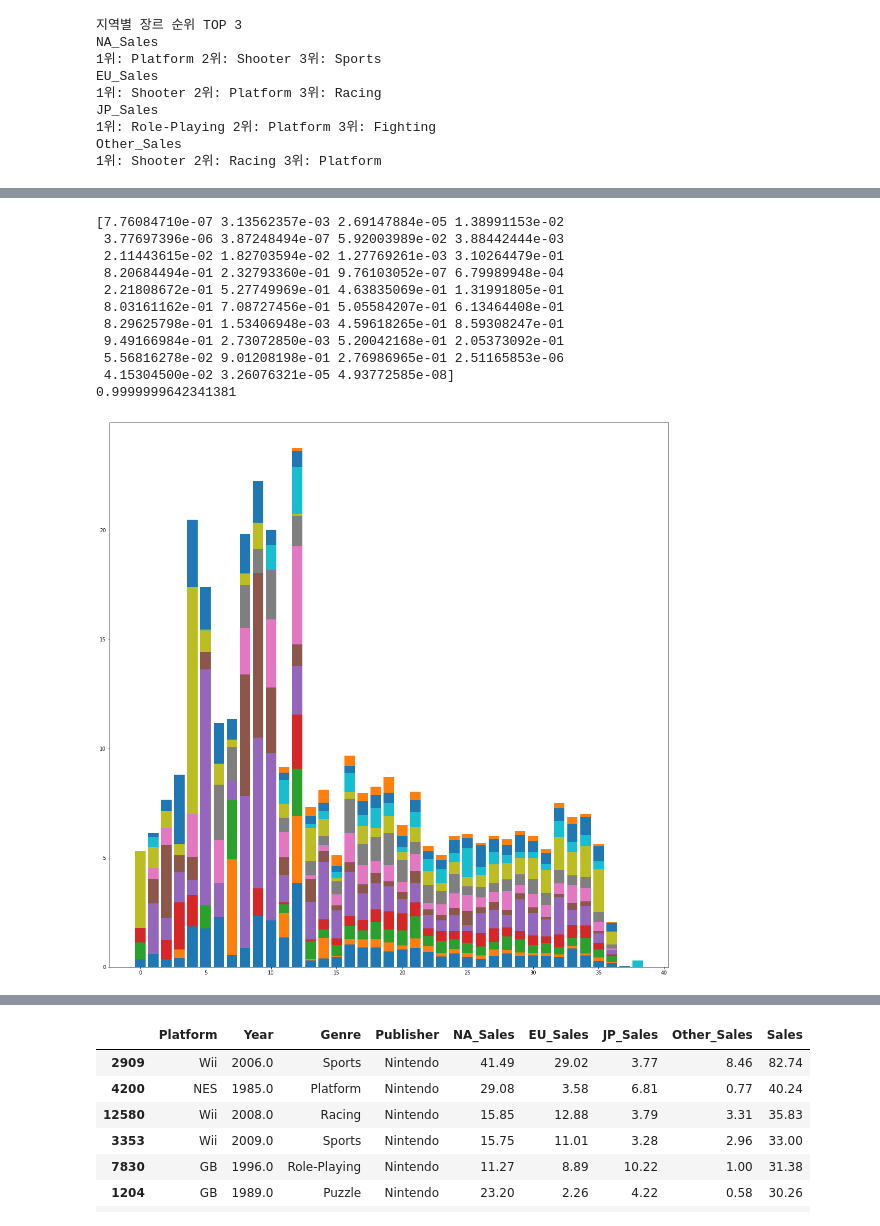
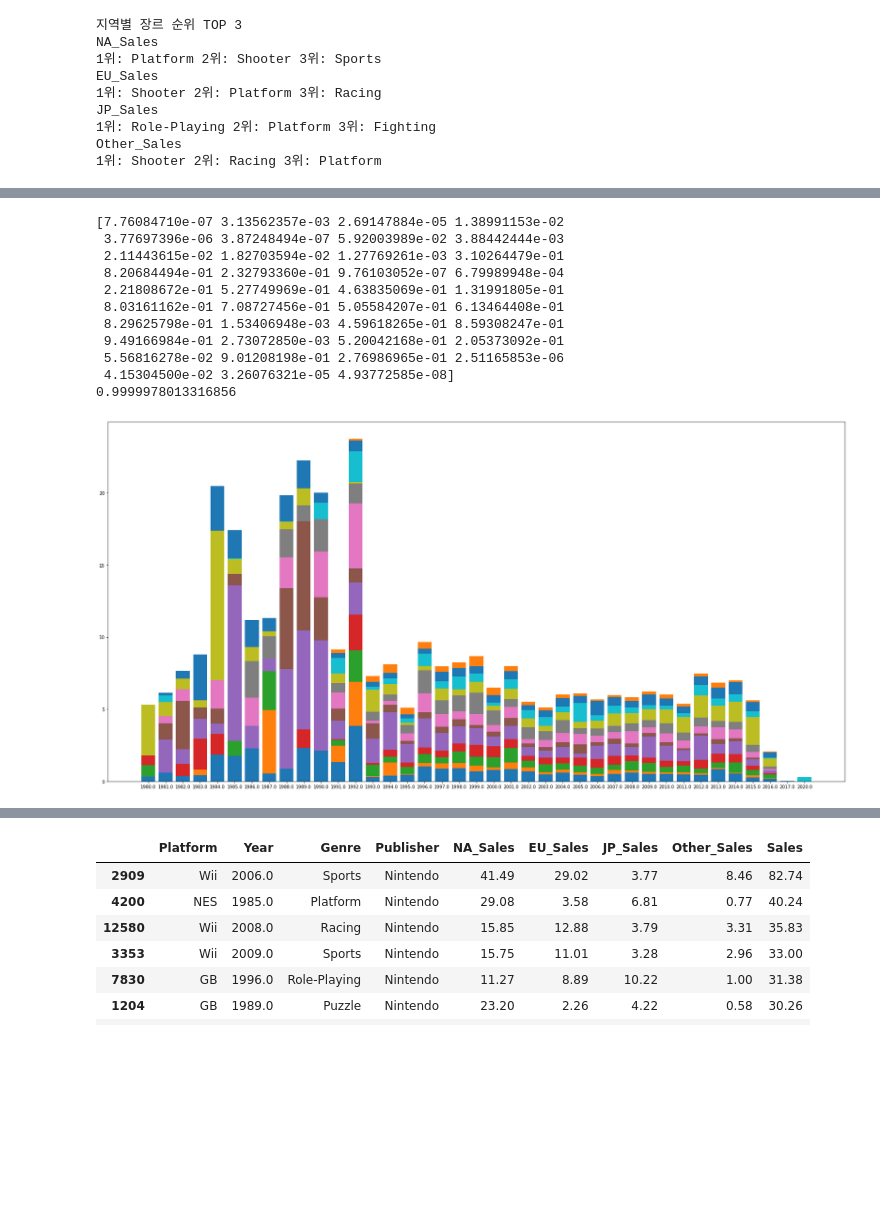
Before and after one commit to bon-u/S1Project, a Jupyter notebook: AI07_S1P_구본우.ipynb, the cells around one changed output, grey strips where cells are left out. Saved outputs shown, nothing was run; the diff lists cells and outputs as text; code cells hidden in the pictures; blank space fills up the shorter version.

```diff
--- a/AI07_S1P_구본우.ipynb
+++ b/AI07_S1P_구본우.ipynb
@@ -145,7 +175,8 @@ dfp.head()
 # %%
 pv2=stats.normaltest(dfp, axis=0).pvalue
 print(pv2)
-chip2=chi2_contingency(dfp,correction=False)[1]
+dfp2=dfp[[1998,1999]]
+chip2=chi2_contingency(dfp2,correction=False)[1]
 print(chip2)
 # %% [output]
 [7.76084710e-07 3.13562357e-03 2.69147884e-05 1.38991153e-02
@@ -158,19 +189,21 @@ print(chip2)
  9.49166984e-01 2.73072850e-03 5.20042168e-01 2.05373092e-01
  5.56816278e-02 9.01208198e-01 2.76986965e-01 2.51165853e-06
  4.15304500e-02 3.26076321e-05 4.93772585e-08]
-0.9999999642341381
+0.9999978013316856
 # %%
 import numpy as np
 label=dfp.index
 index=np.arange(dfp.shape[1])
-plt.figure(figsize=(20,20))
+plt.figure(figsize=(30,15))
 plt.bar(index,dfp.iloc[0,:])
 bot=dfp.iloc[0,:]
 for i in range(1,dfp.shape[0]):
   plt.bar(index,dfp.iloc[i,:],bottom=bot)
   bot=bot+dfp.iloc[i,:]
+plt.xticks(index,dfp.columns)
+plt.show()
 # %% [output]
-[figure, old version]
+[figure, new version]
 # %%
 for y in range(0,dfp.shape[1]):
   dfs=dfp.sort_values(by=dfp.columns[y],ascending=False)
```
Also changed, not shown: parts of 12 cells of this notebook.
